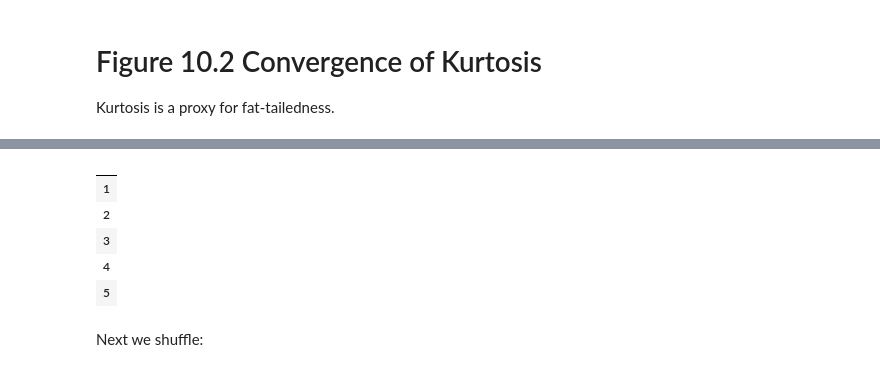
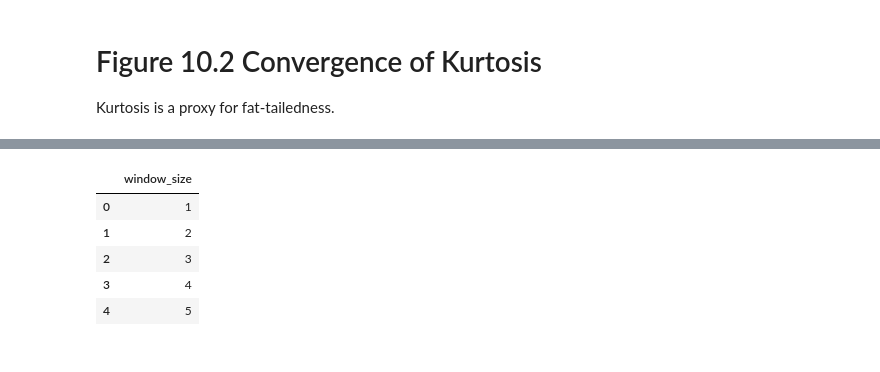
Before and after one commit to FergM/fattails, a Jupyter notebook: notebooks/NB37 - Diagnosing the SP500.ipynb, the cells around one changed output, grey strips where cells are left out. Cells and saved outputs as stored; diff of their text form; code cells hidden in the pictures.

Commit message:
Update NB37 with kurtosis at different time granularities.

```diff
--- a/notebooks/NB37 - Diagnosing the SP500.ipynb
+++ b/notebooks/NB37 - Diagnosing the SP500.ipynb
@@ -146,10 +156,10 @@ def calculate_kurtosis(granularity):
 # %%
-df = pd.DataFrame(index=range(1,100+1))
-df.head()
+kurtosis_df = pd.DataFrame({'window_size':range(1,100+1)})
+kurtosis_df.head()
 # %% [output]
-|  |
-| 1 |
-| 2 |
-| 3 |
-| 4 |
-| 5 |
+|  | window_size |
+| 0 | 1 |
+| 1 | 2 |
+| 2 | 3 |
+| 3 | 4 |
+| 4 | 5 |
@@ -158,2 +165,0 @@ df.index.map(calculate_kurtosis())
-# %% [markdown]
-Next we shuffle:
```
Also changed, not shown: parts of 6 cells of this notebook.
